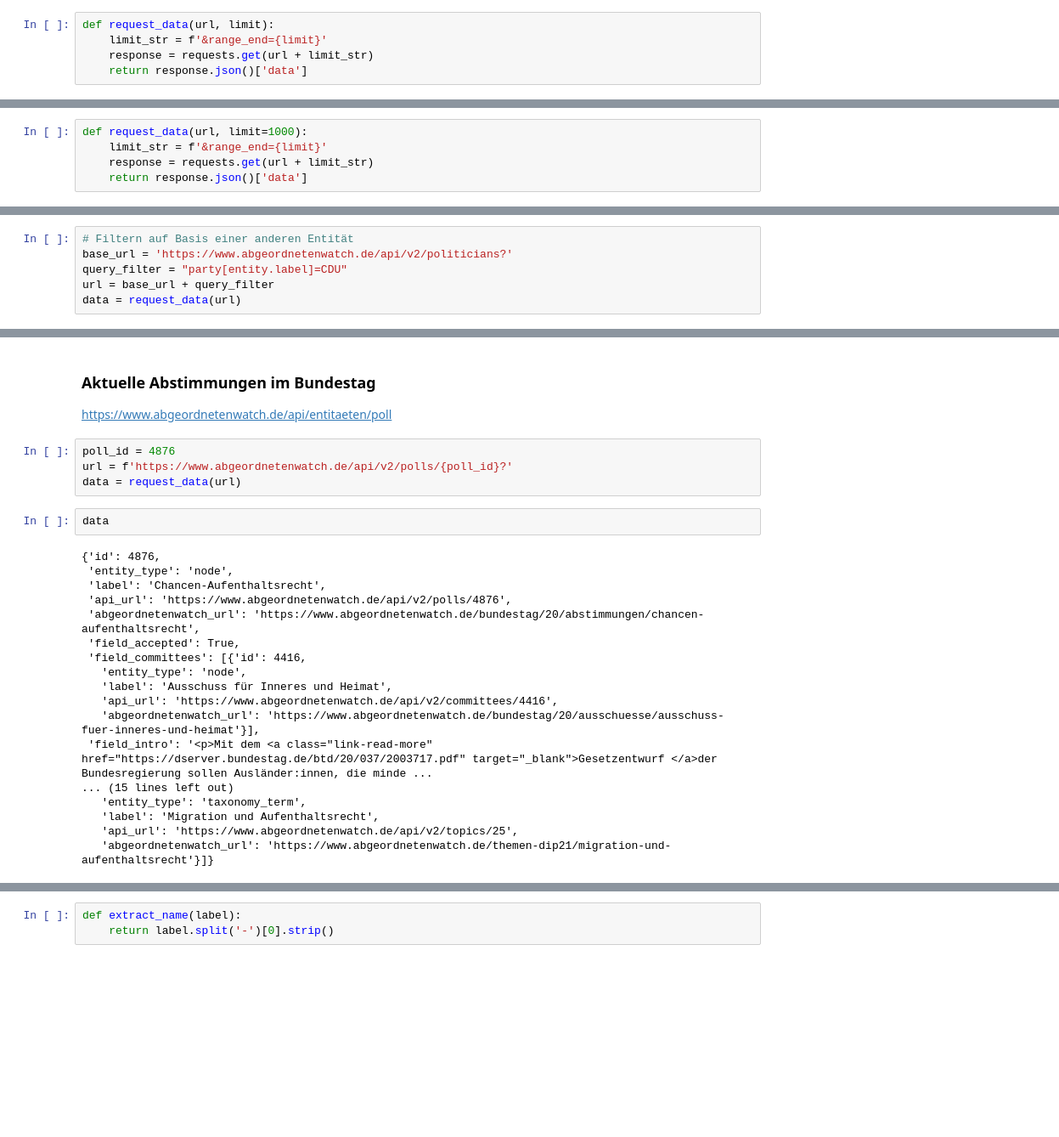
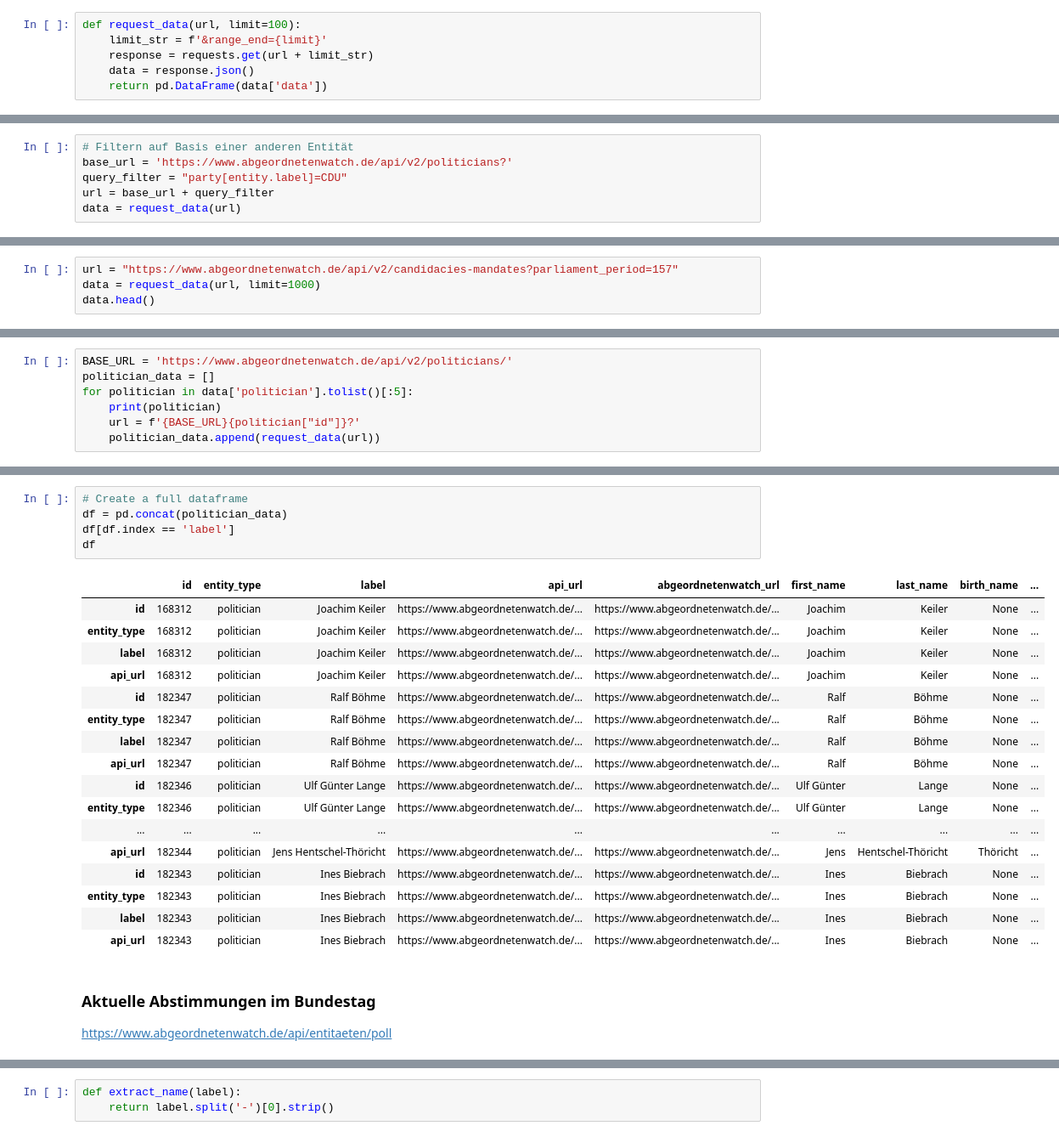
Before and after one commit to Tilana/datenjournalismus-in-python, a Jupyter notebook: docs/_sources/APIs/API.ipynb, the cells around one changed output, grey strips where cells are left out. Shown: that part at 85% size. Cells and saved outputs as stored; diff of their text form; blank space fills up the shorter version.

```diff
--- a/docs/_sources/APIs/API.ipynb
+++ b/docs/_sources/APIs/API.ipynb
@@ -369,8 +197,9 @@ def request_data(url):
 # %%
-def request_data(url, limit):
+def request_data(url, limit=100):
     limit_str = f'&range_end={limit}'
     response = requests.get(url + limit_str)
-    return response.json()['data']
+    data = response.json()
+    return pd.DataFrame(data['data'])
 # %%
 url = 'https://www.abgeordnetenwatch.de/api/v2/politicians?'
 data = request_data(url, 10)
@@ -381,5 +218,0 @@ len(data)
-# %%
-def request_data(url, limit=1000):
-    limit_str = f'&range_end={limit}'
-    response = requests.get(url + limit_str)
-    return response.json()['data']
@@ -515,0 +300,4 @@ data
+# %%
+url = "https://www.abgeordnetenwatch.de/api/v2/candidacies-mandates?parliament_period=157"
+data = request_data(url, limit=1000)
+data.head()
@@ -515,0 +311,7 @@ data
+# %%
+BASE_URL = 'https://www.abgeordnetenwatch.de/api/v2/politicians/'
+politician_data = []
+for politician in data['politician'].tolist()[:5]:
+    print(politician)
+    url = f'{BASE_URL}{politician["id"]}?'
+    politician_data.append(request_data(url))
@@ -516,30 +324,29 @@ data
+# %%
+# Create a full dataframe
+df = pd.concat(politician_data)
+df[df.index == 'label']
+df
+# %% [output]
+|  | id | entity_type | label | api_url | abgeordnetenwatch_url | first_name | last_name | birth_name | ... |
+| id | 168312 | politician | Joachim Keiler | https://www.abgeordnetenwatch.de/... | https://www.abgeordnetenwatch.de/... | Joachim | Keiler | None | ... |
+| entity_type | 168312 | politician | Joachim Keiler | https://www.abgeordnetenwatch.de/... | https://www.abgeordnetenwatch.de/... | Joachim | Keiler | None | ... |
+| label | 168312 | politician | Joachim Keiler | https://www.abgeordnetenwatch.de/... | https://www.abgeordnetenwatch.de/... | Joachim | Keiler | None | ... |
+| api_url | 168312 | politician | Joachim Keiler | https://www.abgeordnetenwatch.de/... | https://www.abgeordnetenwatch.de/... | Joachim | Keiler | None | ... |
+| id | 182347 | politician | Ralf Böhme | https://www.abgeordnetenwatch.de/... | https://www.abgeordnetenwatch.de/... | Ralf | Böhme | None | ... |
+| entity_type | 182347 | politician | Ralf Böhme | https://www.abgeordnetenwatch.de/... | https://www.abgeordnetenwatch.de/... | Ralf | Böhme | None | ... |
+| label | 182347 | politician | Ralf Böhme | https://www.abgeordnetenwatch.de/... | https://www.abgeordnetenwatch.de/... | Ralf | Böhme | None | ... |
+| api_url | 182347 | politician | Ralf Böhme | https://www.abgeordnetenwatch.de/... | https://www.abgeordnetenwatch.de/... | Ralf | Böhme | None | ... |
+| id | 182346 | politician | Ulf Günter Lange | https://www.abgeordnetenwatch.de/... | https://www.abgeordnetenwatch.de/... | Ulf Günter | Lange | None | ... |
+| entity_type | 182346 | politician | Ulf Günter Lange | https://www.abgeordnetenwatch.de/... | https://www.abgeordnetenwatch.de/... | Ulf Günter | Lange | None | ... |
+| ... | ... | ... | ... | ... | ... | ... | ... | ... | ... |
+| api_url | 182344 | politician | Jens Hentschel-Thöricht | https://www.abgeordnetenwatch.de/... | https://www.abgeordnetenwatch.de/... | Jens | Hentschel-Thöricht | Thöricht | ... |
+| id | 182343 | politician | Ines Biebrach | https://www.abgeordnetenwatch.de/... | https://www.abgeordnetenwatch.de/... | Ines | Biebrach | None | ... |
+| entity_type | 182343 | politician | Ines Biebrach | https://www.abgeordnetenwatch.de/... | https://www.abgeordnetenwatch.de/... | Ines | Biebrach | None | ... |
+| label | 182343 | politician | Ines Biebrach | https://www.abgeordnetenwatch.de/... | https://www.abgeordnetenwatch.de/... | Ines | Biebrach | None | ... |
+| api_url | 182343 | politician | Ines Biebrach | https://www.abgeordnetenwatch.de/... | https://www.abgeordnetenwatch.de/... | Ines | Biebrach | None | ... |
 # %% [markdown]
 ### Aktuelle Abstimmungen im Bundestag
 
 https://www.abgeordnetenwatch.de/api/entitaeten/poll
-# %%
-poll_id = 4876
-url = f'https://www.abgeordnetenwatch.de/api/v2/polls/{poll_id}?'
-data = request_data(url)
-# %%
-data
-# %% [output]
-{'id': 4876,
- 'entity_type': 'node',
- 'label': 'Chancen-Aufenthaltsrecht',
- 'api_url': 'https://www.abgeordnetenwatch.de/api/v2/polls/4876',
- 'abgeordnetenwatch_url': 'https://www.abgeordnetenwatch.de/bundestag/20/abstimmungen/chancen-aufenthaltsrecht',
- 'field_accepted': True,
- 'field_committees': [{'id': 4416,
-   'entity_type': 'node',
-   'label': 'Ausschuss für Inneres und Heimat',
-   'api_url': 'https://www.abgeordnetenwatch.de/api/v2/committees/4416',
-   'abgeordnetenwatch_url': 'https://www.abgeordnetenwatch.de/bundestag/20/ausschuesse/ausschuss-fuer-inneres-und-heimat'}],
- 'field_intro': '<p>Mit dem <a class="link-read-more" href="https://dserver.bundestag.de/btd/20/037/2003717.pdf" target="_blank">Gesetzentwurf </a>der Bundesregierung sollen Ausländer:innen, die minde ...
-... (15 lines left out)
-   'entity_type': 'taxonomy_term',
-   'label': 'Migration und Aufenthaltsrecht',
-   'api_url': 'https://www.abgeordnetenwatch.de/api/v2/topics/25',
-   'abgeordnetenwatch_url': 'https://www.abgeordnetenwatch.de/themen-dip21/migration-und-aufenthaltsrecht'}]}
 # %%
 # Alle Abstimmungen der Abgeordneten
```
Also changed, not shown: parts of 68 cells of this notebook, 2 other files.
